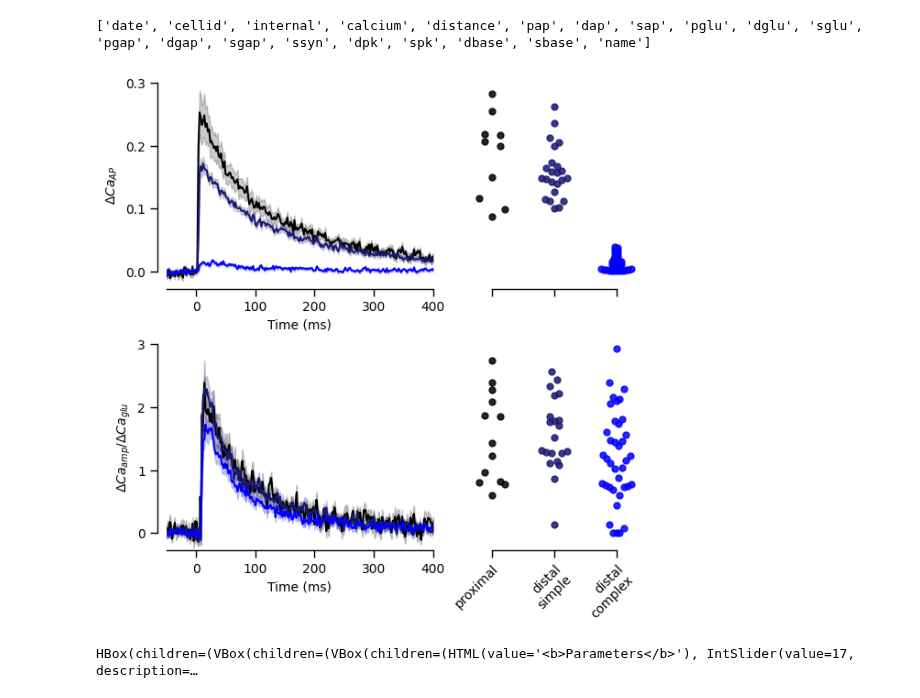
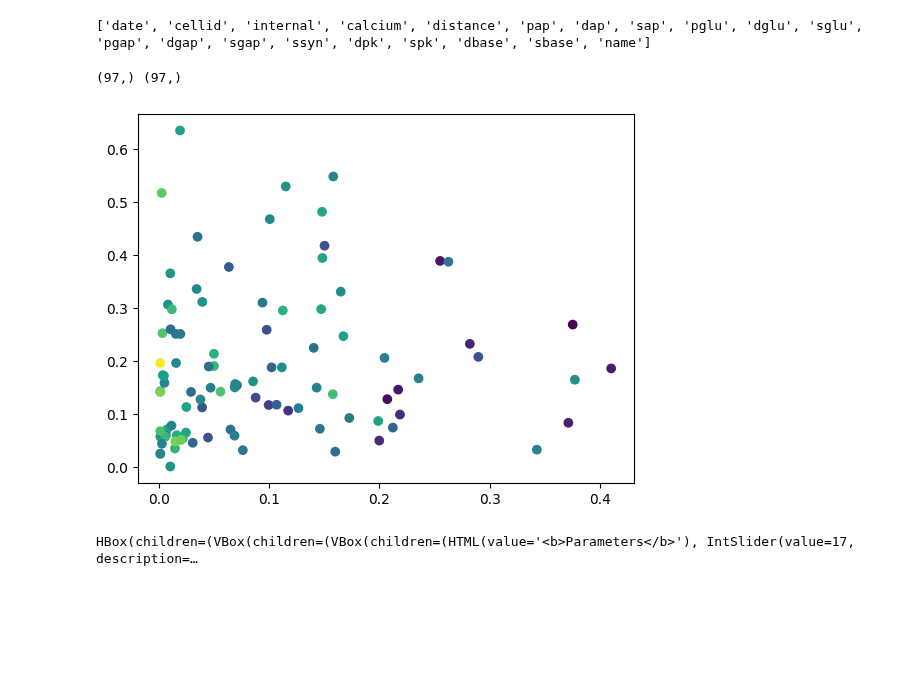
Before and after one commit to landoskape/plasticity-modeling, a Jupyter notebook: notebooks/explore_elife_data.ipynb, the cells around one changed output. Saved outputs shown, nothing was run; the diff lists cells and outputs as text; code cells hidden in the pictures; blank space fills up the shorter version.

```diff
--- a/notebooks/explore_elife_data.ipynb
+++ b/notebooks/explore_elife_data.ipynb
@@ -12,10 +12,19 @@ for cell in data._data:
 print(all_keys)
 # %% [output]
 ['date', 'cellid', 'internal', 'calcium', 'distance', 'pap', 'dap', 'sap', 'pglu', 'dglu', 'sglu', 'pgap', 'dgap', 'sgap', 'ssyn', 'dpk', 'spk', 'dbase', 'sbase', 'name']
-# %%
-fig = plot_formatted_elife_data(data, show_error=True, se=True, show_fig=True, save_fig=False)
-# %% [output]
-[figure, removed]
+# %%
+nl_component = data.nl_component
+ap_only = data.spk[data.idx_ap]
+distance = data.distance
+
+print(nl_component.shape, ap_only.shape)
+
+plt.close('all')
+plt.scatter(ap_only, nl_component, c=distance)
+plt.show()
+# %% [output]
+(97,) (97,)
+[figure, added]
 # %%
 def plot(state):
     def correct_pmt(x):
```
Also changed, not shown: parts of 2 cells of this notebook, 1 other file.
